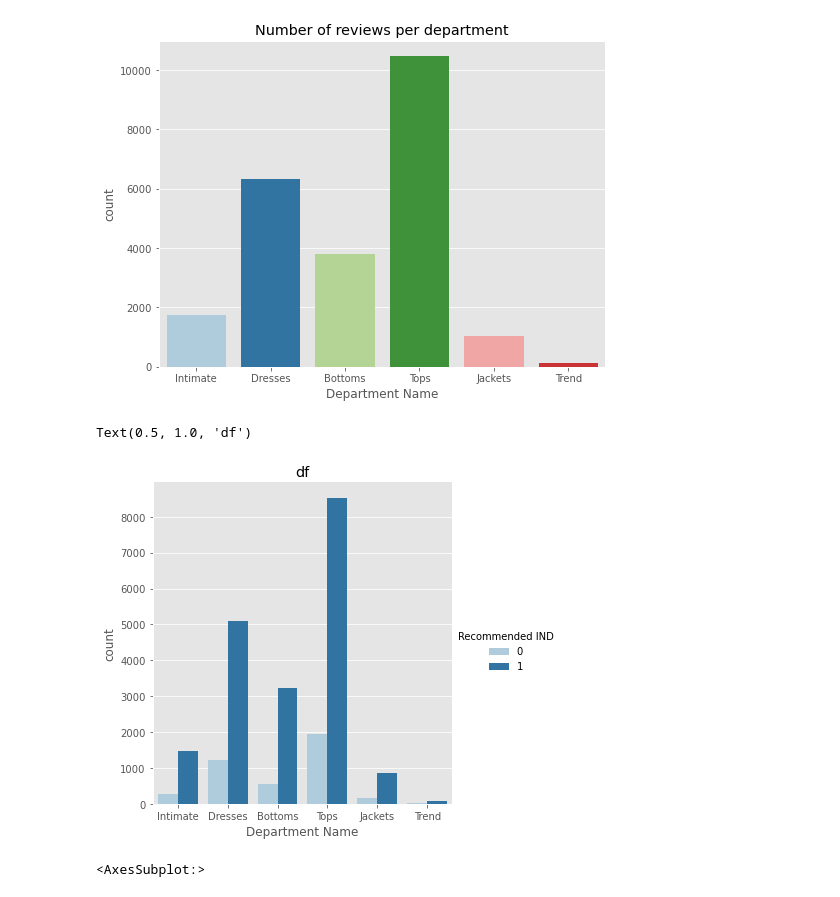
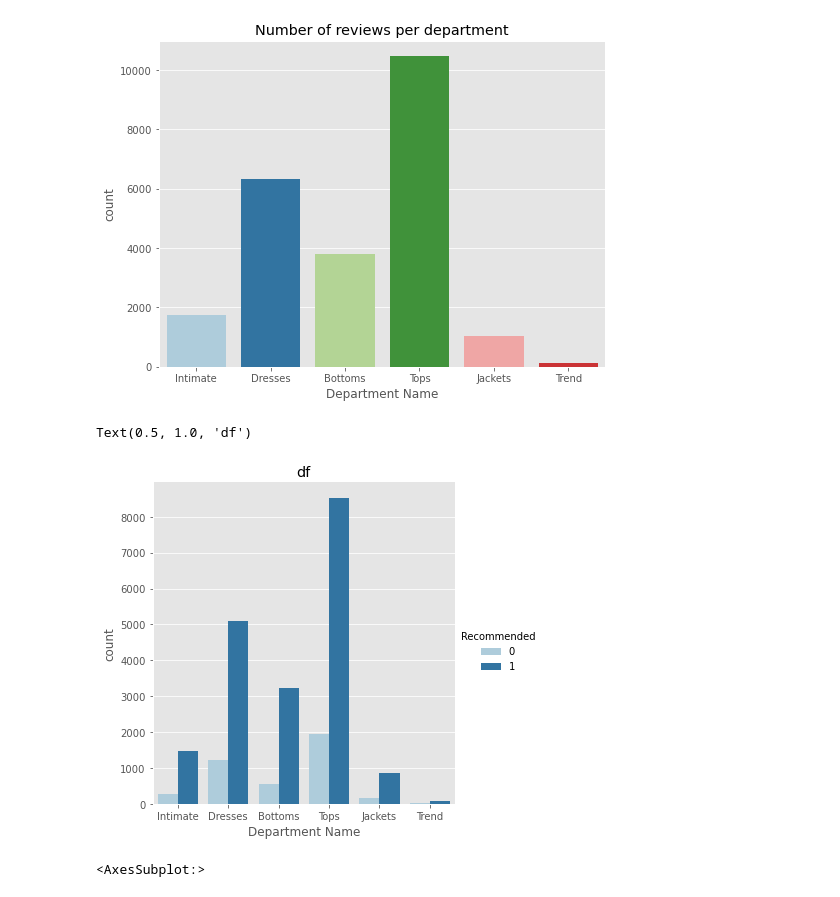
Before and after one commit to baharbiazar/E_Commerce_Reviews_Sentiment_Analysis, a Jupyter notebook: e_commerce_sentiment_analysis.ipynb, the cells around one changed output. Drawn from its saved outputs; the diff is of its cells as text; code cells hidden in the pictures.

```diff
--- a/e_commerce_sentiment_analysis.ipynb
+++ b/e_commerce_sentiment_analysis.ipynb
@@ -25,6 +34,9 @@ Index(['Clothing ID', 'Age', 'Title', 'Review Text', 'Rating',
        'Recommended IND', 'Positive Feedback Count', 'Division Name',
        'Department Name', 'Class Name'],
       dtype='object')
+# %%
+# rename recommended ind
+df.rename(columns={'Recommended IND': 'Recommended'}, inplace = True)
 # %%
 df.describe()
 # %% [output]
@@ -127,11 +139,11 @@ plt.title('Number of reviews per department')
 Text(0.5, 1.0, 'Number of reviews per department')
 [figure]
 # %%
-sns.catplot(data=df,kind='count',x='Department Name',hue='Recommended IND')
+sns.catplot(data=df,kind='count',x='Department Name',hue='Recommended')
 plt.title('df')
 # %% [output]
 Text(0.5, 1.0, 'df')
-[figure, old version]
+[figure, new version]
 # %%
 corelation = df.corr()
 sns.heatmap(corelation, xticklabels=corelation.columns, yticklabels= corelation.columns\
```
Also changed, not shown: parts of 36 cells of this notebook.
